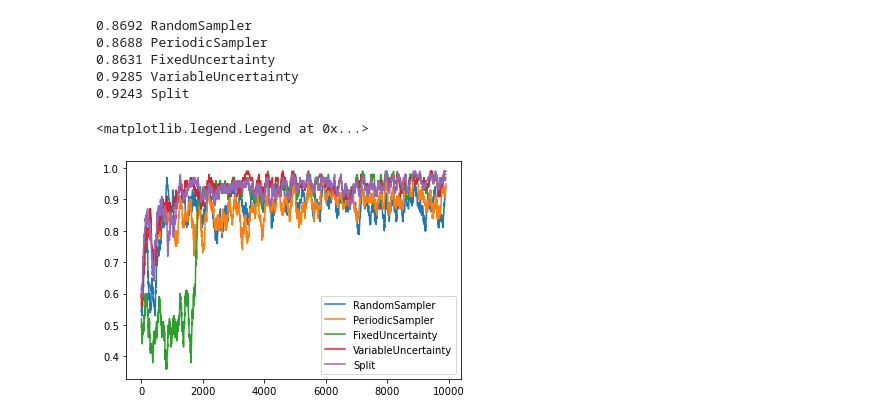
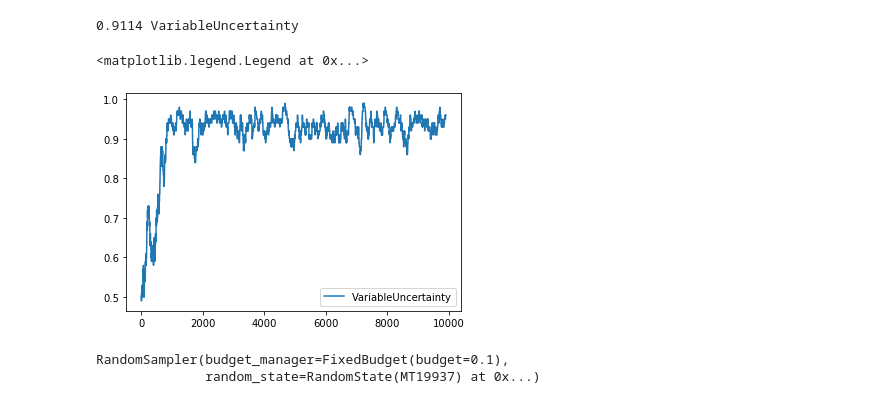
Before and after one commit to scikit-activeml/scikit-activeml, a Jupyter notebook: examples/stream/al_cycle_random.ipynb, the cells around one changed output. Saved outputs shown, nothing was run; the diff lists cells and outputs as text; code cells hidden in the pictures.

```diff
--- a/examples/stream/al_cycle_random.ipynb
+++ b/examples/stream/al_cycle_random.ipynb
@@ -19,7 +19,7 @@ init_train_length = 10
 stream_length = 10000
 training_size = 1000
 # %%
-X, y = sklearn.datasets.make_classification(n_samples=init_train_length + stream_length, random_state=rand.tomaxint(), shuffle=True)
+X, y = sklearn.datasets.make_classification(n_samples=init_train_length + stream_length, random_state=rand.randint(2**32-1), shuffle=True)
 X_init = X[:init_train_length, :]
 y_init = y[:init_train_length]
 X_stream = X[init_train_length:, :]
@@ -27,42 +27,45 @@ y_stream = y[init_train_length:]
 # %%
 budget_manager = FixedBudget(0.1)
 clf = PWC()
+# query_strategies = {
+#     'RandomSampler': RandomSampler(budget_manager=copy.copy(budget_manager), random_state=rand.randint(2**32-1)),
+#     'PeriodicSampler': PeriodicSampler(budget_manager=copy.copy(budget_manager), random_state=rand.randint(2**32-1)),
+#     'FixedUncertainty': FixedUncertainty(clf, budget_manager=copy.copy(budget_manager), random_state=rand.randint(2**32-1)),
+#     'VariableUncertainty': VariableUncertainty(clf, budget_manager=copy.copy(budget_manager), random_state=rand.randint(2**32-1)),
+#     'Split': Split(clf, budget_manager=copy.copy(budget_manager), random_state=rand.randint(2**32-1), s=0.1)
+# }
 query_strategies = {
-    'RandomSampler': RandomSampler(budget_manager=copy.copy(budget_manager), random_state=rand.tomaxint()),
-    'PeriodicSampler': PeriodicSampler(budget_manager=copy.copy(budget_manager), random_state=rand.tomaxint()),
-    'FixedUncertainty': FixedUncertainty(clf, budget_manager=copy.copy(budget_manager), random_state=rand.tomaxint()),
-    'VariableUncertainty': VariableUncertainty(clf, budget_manager=copy.copy(budget_manager), random_state=rand.tomaxint()),
-    'Split': Split(clf, budget_manager=copy.copy(budget_manager), random_state=rand.tomaxint(), s=0.1)
+    'VariableUncertainty': VariableUncertainty(clf, budget_manager=copy.copy(budget_manager), random_state=rand.randint(2**32-1)),
 }
-# query_strategies = {
-#     'VariableUncertainty': VariableUncertainty(clf, budget_manager=copy.copy(budget_manager), random_state=rand.tomaxint()),
-# }
 # %%
+thetas = []
 for query_strategy_name, query_strategy in query_strategies.items():
     X_train = deque(maxlen=training_size)
     X_train.extend(X_init)
     y_train = deque(maxlen=training_size)
     y_train.extend(y_init)
     clf.fit(X_train, y_train)
     correct_classifications = []
     for t, (x_t, y_t) in enumerate(zip(X_stream, y_stream)):
         correct_classifications.append(clf.predict(x_t.reshape([1, -1]))[0] == y_t)
         #correct_classifications.append(query_strategy.theta)
         sampled_indices = query_strategy.query(x_t.reshape([1, -1]))
         if len(sampled_indices):
             X_train.append(x_t)
             y_train.append(y_t)
             clf.fit(X_train, y_train)
+        thetas.append(query_strategy.theta)
     print(np.sum(correct_classifications)/stream_length, query_strategy_name)
     cumsum_correct_classifications = np.cumsum(correct_classifications)
     smoothing_window_length = 100
     plt.plot((cumsum_correct_classifications[smoothing_window_length:]-cumsum_correct_classifications[:-smoothing_window_length])/smoothing_window_length, label=query_strategy_name)
 plt.legend()
 # %% [output]
-0.8692 RandomSampler
-0.8688 PeriodicSampler
-0.8631 FixedUncertainty
-0.9285 VariableUncertainty
-0.9243 Split
+0.9114 VariableUncertainty
 <matplotlib.legend.Legend at 0x...>
-[figure, old version]
+[figure, new version]
+# %%
+query_strategy
+# %% [output]
+RandomSampler(budget_manager=FixedBudget(budget=0.1),
+              random_state=RandomState(MT19937) at 0x...)
```
Also changed, not shown: parts of 1 cell of this notebook, 1 other file.
